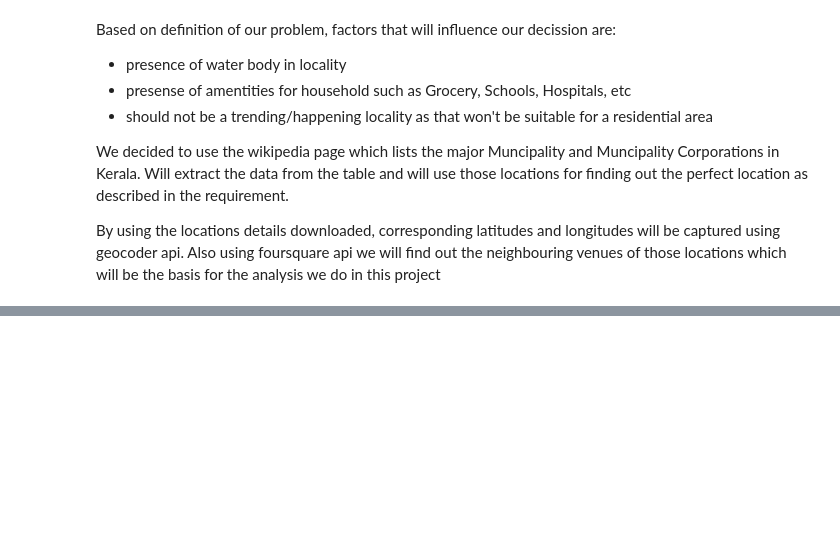
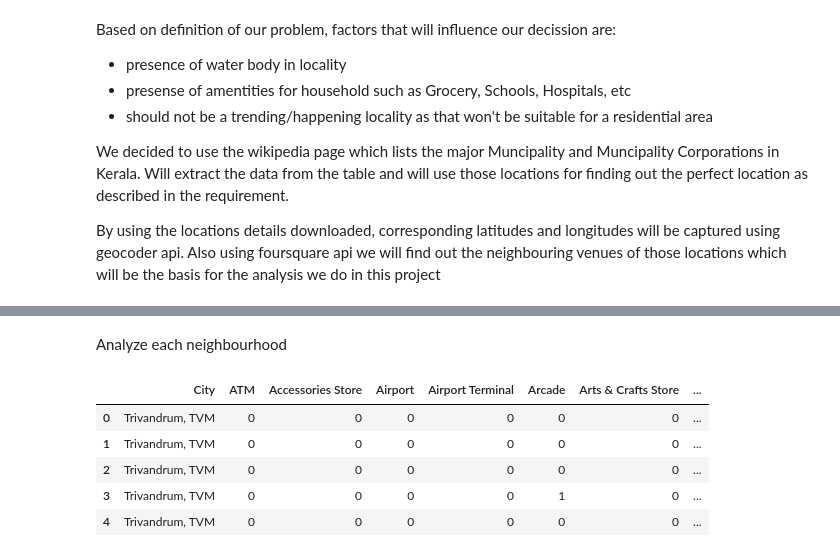
Before and after one commit to sreeduttsasikumar/Coursera_Capstone, a Jupyter notebook: Capstone_Project_Battle_of_Neighbourhoods.ipynb, the cells around one changed output, grey strips where cells are left out. Cells and saved outputs as stored; diff of their text form; code cells hidden in the pictures; blank space fills up the shorter version.

```diff
--- a/Capstone_Project_Battle_of_Neighbourhoods.ipynb
+++ b/Capstone_Project_Battle_of_Neighbourhoods.ipynb
@@ -28,0 +242,21 @@ By using the locations details downloaded, corresponding latitudes and longitude
+# %% [markdown]
+Analyze each neighbourhood
+# %%
+# one hot encoding
+kerala_onehot = pd.get_dummies(kerala_venues[['Venue Category']], prefix="", prefix_sep="")
+
+# add neighborhood column back to dataframe
+kerala_onehot['City'] = kerala_venues['City']
+
+# move neighborhood column to the first column
+fixed_columns = [kerala_onehot.columns[-1]] + list(kerala_onehot.columns[:-1])
+kerala_onehot = kerala_onehot[fixed_columns]
+
+kerala_onehot.head()
+# %% [output]
+|  | City | ATM | Accessories Store | Airport | Airport Terminal | Arcade | Arts & Crafts Store | ... |
+| 0 | Trivandrum, TVM | 0 | 0 | 0 | 0 | 0 | 0 | ... |
+| 1 | Trivandrum, TVM | 0 | 0 | 0 | 0 | 0 | 0 | ... |
+| 2 | Trivandrum, TVM | 0 | 0 | 0 | 0 | 0 | 0 | ... |
+| 3 | Trivandrum, TVM | 0 | 0 | 0 | 0 | 1 | 0 | ... |
+| 4 | Trivandrum, TVM | 0 | 0 | 0 | 0 | 0 | 0 | ... |
```
Also changed, not shown: parts of 27 cells of this notebook.
